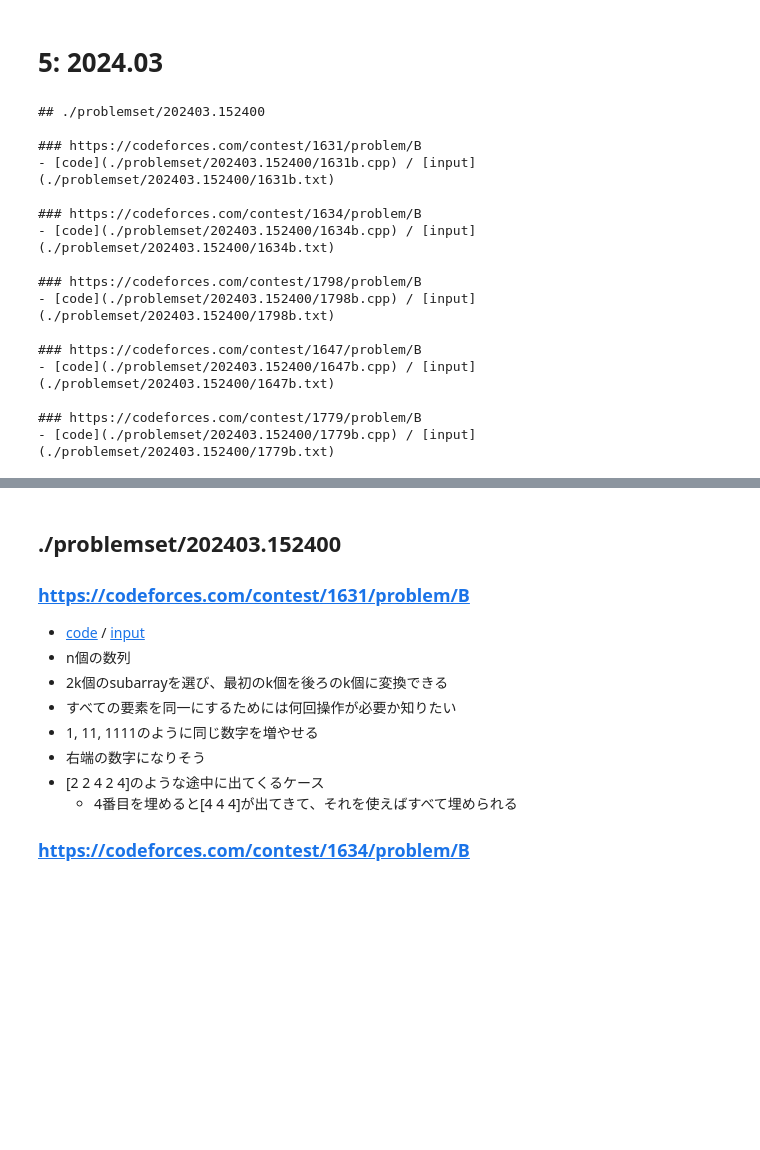
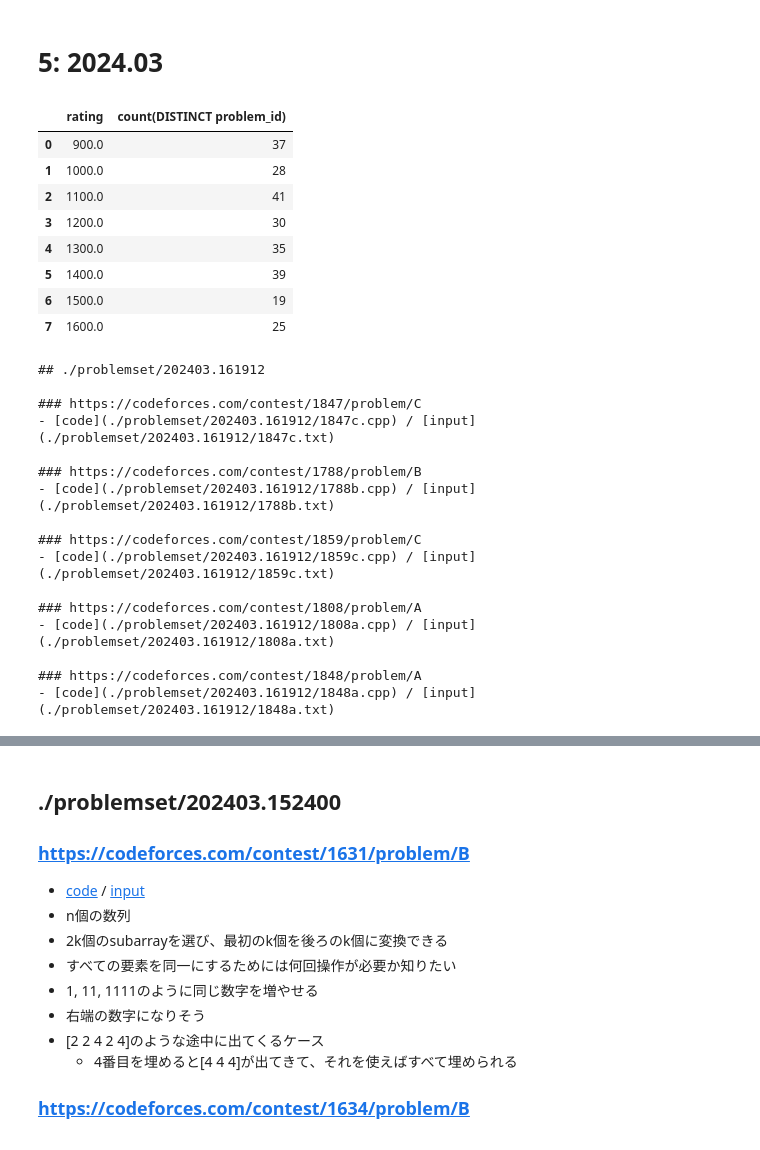
Before and after one commit to sh19910711/memo, a Jupyter notebook: codeforces.com/memo.ipynb, the cells around one changed output, grey strips where cells are left out. Cells and saved outputs as stored; diff of their text form; code cells hidden in the pictures; blank space fills up the shorter version.

```diff
--- a/codeforces.com/memo.ipynb
+++ b/codeforces.com/memo.ipynb
@@ -101,28 +101,44 @@ https://codeforces.com/contest/1905
 - 葉要素の個数に比例
 # %% [markdown]
 # 5: 2024.03
+# %%
+import pandas as pd
+import duckdb
+
+df = pd.DataFrame(pd.read_json('./api/problemset.problems.json.gz').result.problems)
+
+query = '''
+    select
+        'https://codeforces.com/contest/' || contestId || '/problem/' || index as url,
+        contestId || lower(index) as problem_id,
+        *,
+    from
+        df
+    where
+        contestId >= 1623
+        and len(index) = 1
+        and points is not null
+        and rating between 900 and 1600 -- 20240113~
+        -- and rating between 800 and 1600 -- 20240101~
+    order by
+        random()
+'''
+
+df_p = duckdb.connect().execute(query).df()
+duckdb.connect().execute('select rating, count(distinct problem_id) from df_p group by 1 order by 1').df()
+# %% [output]
+|  | rating | count(DISTINCT problem_id) |
+| 0 | 900.0 | 37 |
+| 1 | 1000.0 | 28 |
+| 2 | 1100.0 | 41 |
+| 3 | 1200.0 | 30 |
+| 4 | 1300.0 | 35 |
+| 5 | 1400.0 | 39 |
+| 6 | 1500.0 | 19 |
+| 7 | 1600.0 | 25 |
 # %%
 import pandas as pd
 import duckdb
-
-df = pd.DataFrame(pd.read_json('./api/problemset.problems.json.gz').result.problems)
-
-query = '''
-    select
-        'https://codeforces.com/contest/' || contestId || '/problem/' || index as url,
-        contestId || lower(index) as problem_id,
-    from
-        df
-    where
-        contestId >= 1623
-        and len(index) = 1
-        and points is not null
-        and rating between 900 and 1600 -- 20240113~
-        -- and rating between 800 and 1600 -- 20240101~
-    order by
-        random()
-    limit 5
-'''
 
 lines = []
 ret = ! echo ./problemset/$(date +"%Y%W.%d%M%S")
@@ -130,7 +146,7 @@ d = ret[0]
 lines.append(f'## {d}')
 lines.append('')
 ! mkdir -p {d}
-for _, r in duckdb.connect().execute(query).df().iterrows(): # 抽選
+for _, r in duckdb.connect().execute('select * from df_p order by random() limit 5').df().iterrows(): # 抽選
     lines.append(f'### {r.url}')
 
     ! cp ./template.cpp {d}/{r.problem_id}.cpp
@@ -140,19 +156,19 @@ for _, r in duckdb.connect().execute(query).df().iterrows(): # 抽選
 
 print('\n'.join(lines))
 # %% [output]
-## ./problemset/202403.152400
+## ./problemset/202403.161912
 
-### https://codeforces.com/contest/1631/problem/B
-- [code](./problemset/202403.152400/1631b.cpp) / [input](./problemset/202403.152400/1631b.txt)
+### https://codeforces.com/contest/1847/problem/C
+- [code](./problemset/202403.161912/1847c.cpp) / [input](./problemset/202403.161912/1847c.txt)
 
-### https://codeforces.com/contest/1634/problem/B
-- [code](./problemset/202403.152400/1634b.cpp) / [input](./problemset/202403.152400/1634b.txt)
+### https://codeforces.com/contest/1788/problem/B
+- [code](./problemset/202403.161912/1788b.cpp) / [input](./problemset/202403.161912/1788b.txt)
 
-### https://codeforces.com/contest/1798/problem/B
-- [code](./problemset/202403.152400/1798b.cpp) / [input](./problemset/202403.152400/1798b.txt)
+### https://codeforces.com/contest/1859/problem/C
+- [code](./problemset/202403.161912/1859c.cpp) / [input](./problemset/202403.161912/1859c.txt)
 
-### https://codeforces.com/contest/1647/problem/B
-- [code](./problemset/202403.152400/1647b.cpp) / [input](./problemset/202403.152400/1647b.txt)
+### https://codeforces.com/contest/1808/problem/A
+- [code](./problemset/202403.161912/1808a.cpp) / [input](./problemset/202403.161912/1808a.txt)
 
-### https://codeforces.com/contest/1779/problem/B
-- [code](./problemset/202403.152400/1779b.cpp) / [input](./problemset/202403.152400/1779b.txt)
+### https://codeforces.com/contest/1848/problem/A
+- [code](./problemset/202403.161912/1848a.cpp) / [input](./problemset/202403.161912/1848a.txt)
```
Also changed, not shown: parts of 1 cell of this notebook, 10 other files.
